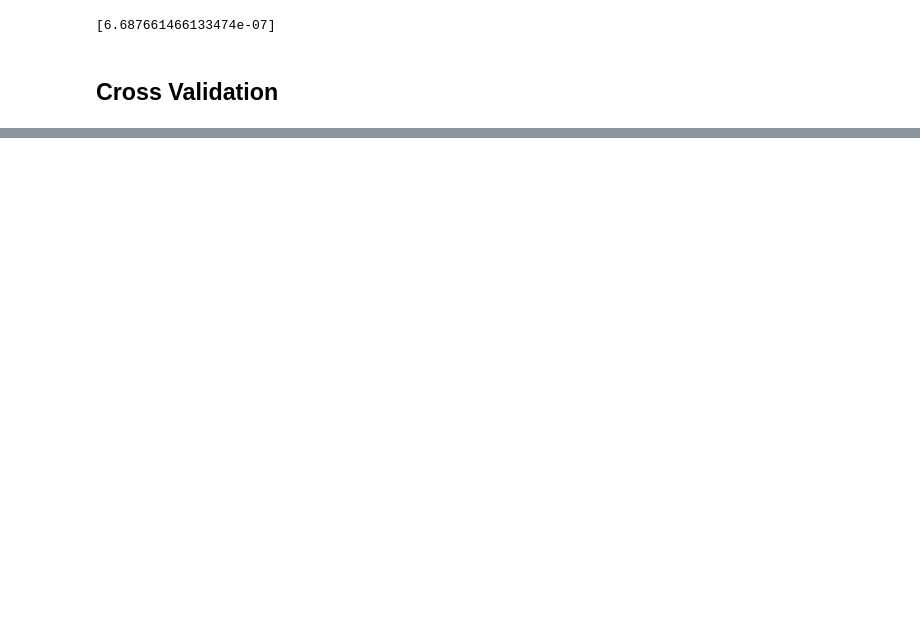
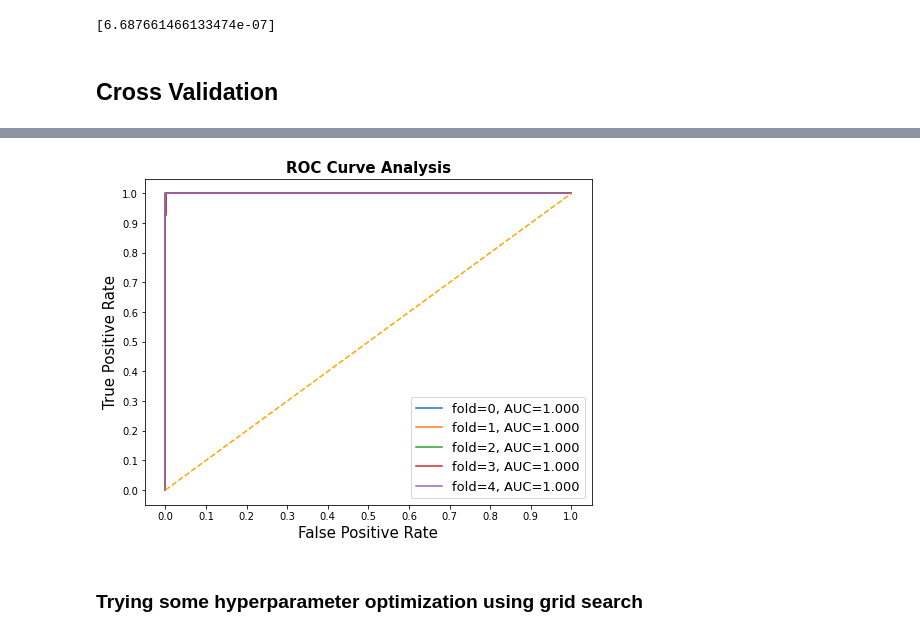
Before and after one commit to maggietsui/Project3, a Jupyter notebook: Maggie_Tsui_BMI203_HW3.ipynb, the cells around one changed output, grey strips where cells are left out. Saved outputs shown, nothing was run; the diff lists cells and outputs as text; code cells hidden in the pictures; blank space fills up the shorter version.

```diff
--- a/Maggie_Tsui_BMI203_HW3.ipynb
+++ b/Maggie_Tsui_BMI203_HW3.ipynb
@@ -509,16 +583,14 @@ l[0:]
     # output pred
 # %%
 # Get fpr, tpr, and auc for each model
-result_table = pd.DataFrame(columns=['score_mat', 'fpr','tpr','auc'])
+result_table = pd.DataFrame(columns=['k', 'fpr','tpr','auc'])
 
-i = 1
-for pred,actual in folds.items():
-    fpr, tpr, _ = roc_curve(actual,  pred)
-    auc = roc_auc_score(actual, pred)
+for i in range(k):
+    fpr, tpr, _ = roc_curve(all_actuals[i],  all_preds[i])
+    auc = roc_auc_score(all_actuals[i], all_preds[i])
 
     result_table = result_table.append({'k': i,
                                         'fpr':fpr,
                                         'tpr':tpr,
                                         'auc':auc}, ignore_index=True)
-    i+=1
 result_table
@@ -525,21 +604,25 @@ result_table
 # %%
 # ROC
 fig = plt.figure(figsize=(8,6))
 
 for i in result_table.index:
     plt.plot(result_table.loc[i]['fpr'],
              result_table.loc[i]['tpr'],
-             label="{}, AUC={:.3f}".format(i, result_table.loc[i]['auc']))
+             label="fold={}, AUC={:.3f}".format(i, result_table.loc[i]['auc']))
 
 plt.plot([0,1], [0,1], color='orange', linestyle='--')
 
 plt.xticks(np.arange(0.0, 1.1, step=0.1))
 plt.xlabel("False Positive Rate", fontsize=15)
 
 plt.yticks(np.arange(0.0, 1.1, step=0.1))
 plt.ylabel("True Positive Rate", fontsize=15)
 
 plt.title('ROC Curve Analysis', fontweight='bold', fontsize=15)
 plt.legend(prop={'size':13}, loc='lower right')
 
 plt.show()
+# %% [output]
+[figure, added]
+# %% [markdown]
+### Trying some hyperparameter optimization using grid search
```
Also changed, not shown: parts of 15 cells of this notebook.
